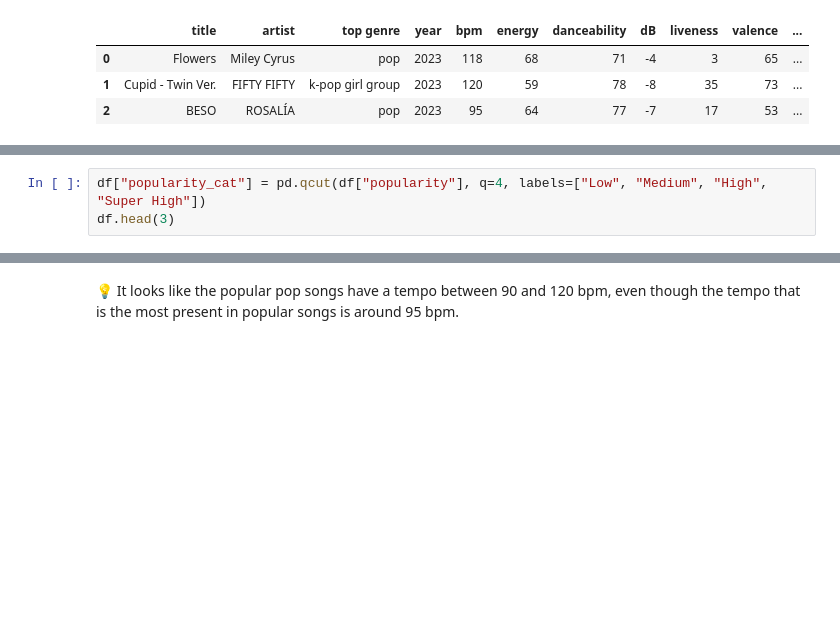
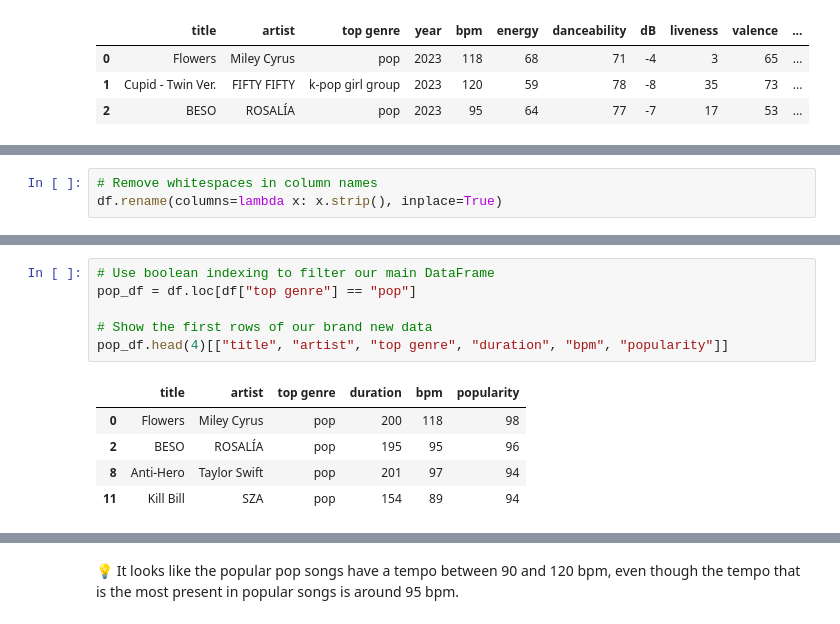
Before and after one commit to Lucas-COX/datamining-evaluation, a Jupyter notebook: spotify.ipynb, the cells around one changed output, grey strips where cells are left out. Saved outputs shown, nothing was run; the diff lists cells and outputs as text; blank space fills up the shorter version.

```diff
--- a/spotify.ipynb
+++ b/spotify.ipynb
@@ -60,3 +46,0 @@ We should create a new column in our DataFrame that will create popularity group
-# %%
-df["popularity_cat"] = pd.qcut(df["popularity"], q=4, labels=["Low", "Medium", "High", "Super High"])
-df.head(3)
@@ -129,0 +64,3 @@ plt.show()
+# %%
+# Remove whitespaces in column names
+df.rename(columns=lambda x: x.strip(), inplace=True)
@@ -129,0 +73,12 @@ plt.show()
+# %%
+# Use boolean indexing to filter our main DataFrame
+pop_df = df.loc[df["top genre"] == "pop"]
+
+# Show the first rows of our brand new data
+pop_df.head(4)[["title", "artist", "top genre", "duration", "bpm", "popularity"]]
+# %% [output]
+|  | title | artist | top genre | duration | bpm | popularity |
+| 0 | Flowers | Miley Cyrus | pop | 200 | 118 | 98 |
+| 2 | BESO | ROSALÍA | pop | 195 | 95 | 96 |
+| 8 | Anti-Hero | Taylor Swift | pop | 201 | 97 | 94 |
+| 11 | Kill Bill | SZA | pop | 154 | 89 | 94 |
```
Also changed, not shown: parts of 62 cells of this notebook, 3 other files.
